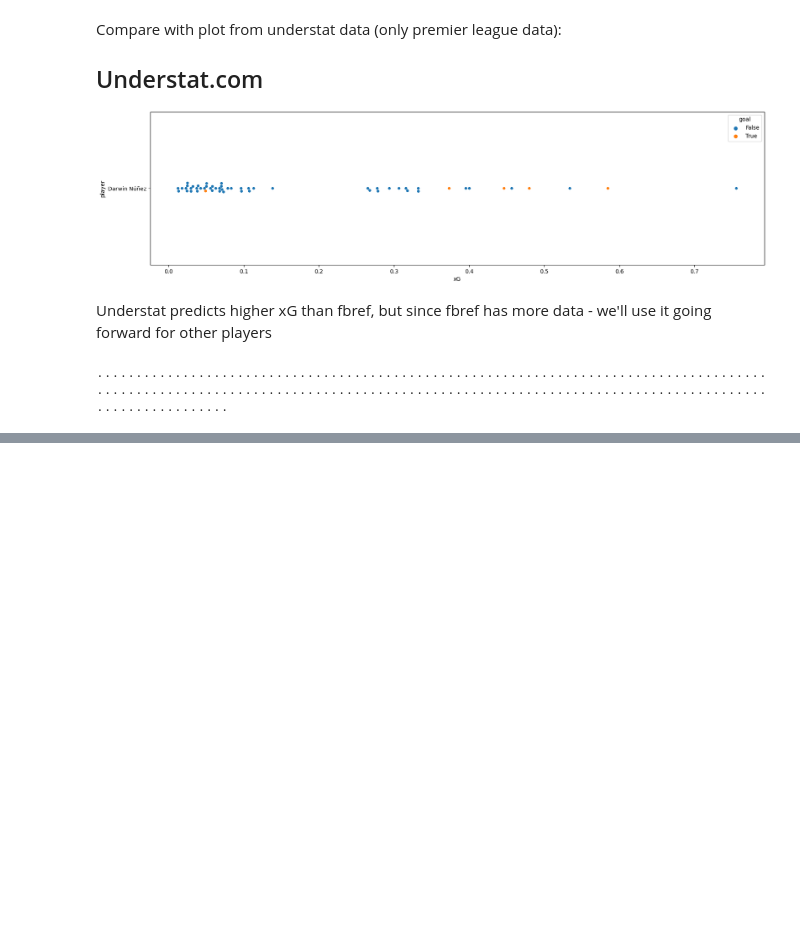
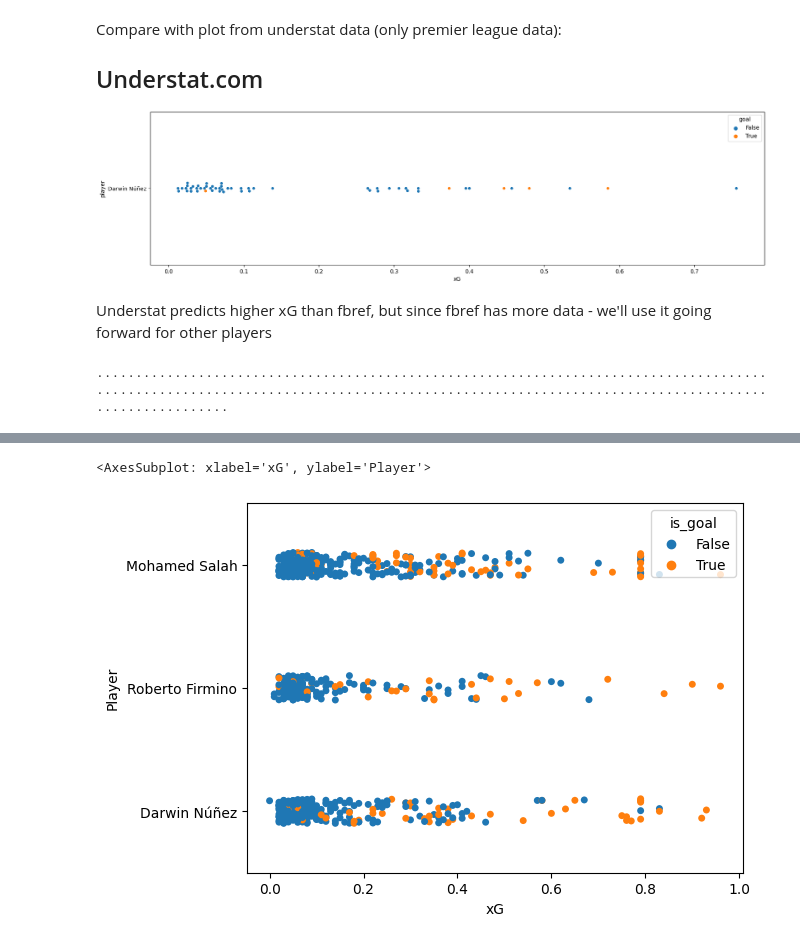
Before and after one commit to ismailmo1/football-data-viz, a Jupyter notebook: nunez-xg-goals/xg-vs-goals.ipynb, the cells around one changed output, grey strips where cells are left out. Cells and saved outputs as stored; diff of their text form; code cells hidden in the pictures; blank space fills up the shorter version.

Commit message:
added comparison plots

```diff
--- a/nunez-xg-goals/xg-vs-goals.ipynb
+++ b/nunez-xg-goals/xg-vs-goals.ipynb
@@ -590,0 +587,8 @@ sns.stripplot(salah_shots,x='xG', y='Player', hue='is_goal')
+# %%
+salah_match_shots = pd.read_csv("salah_shots_20-23.csv")
+nunez_match_shots = pd.read_csv("nunez_shot_data.csv")
+firmino_match_shots = pd.read_csv("firmino_shot_data.csv")
+concat_shots = pd.concat([firmino_match_shots, nunez_match_shots, salah_match_shots]).iloc[:, [1,2,3,4,5]]
+concat_shots = concat_shots.dropna(axis=0).drop_duplicates()
+concat_shots['Player'] = concat_shots['Player'].apply(lambda x:x.split(" (pen)")[0])
+concat_shots['Player'].value_counts()
@@ -590,0 +608,10 @@ sns.stripplot(salah_shots,x='xG', y='Player', hue='is_goal')
+# %%
+players = ['Mohamed Salah', 'Darwin Núñez', 'Roberto Firmino']
+player_shots = concat_shots[concat_shots['Player'].isin(players)]
+
+player_shots = player_shots.assign(is_goal = player_shots['Outcome']=='Goal')
+
+sns.stripplot(player_shots,x='xG', y='Player', hue='is_goal')
+# %% [output]
+<AxesSubplot: xlabel='xG', ylabel='Player'>
+[figure, added]
```
Also changed, not shown: parts of 14 cells of this notebook.
